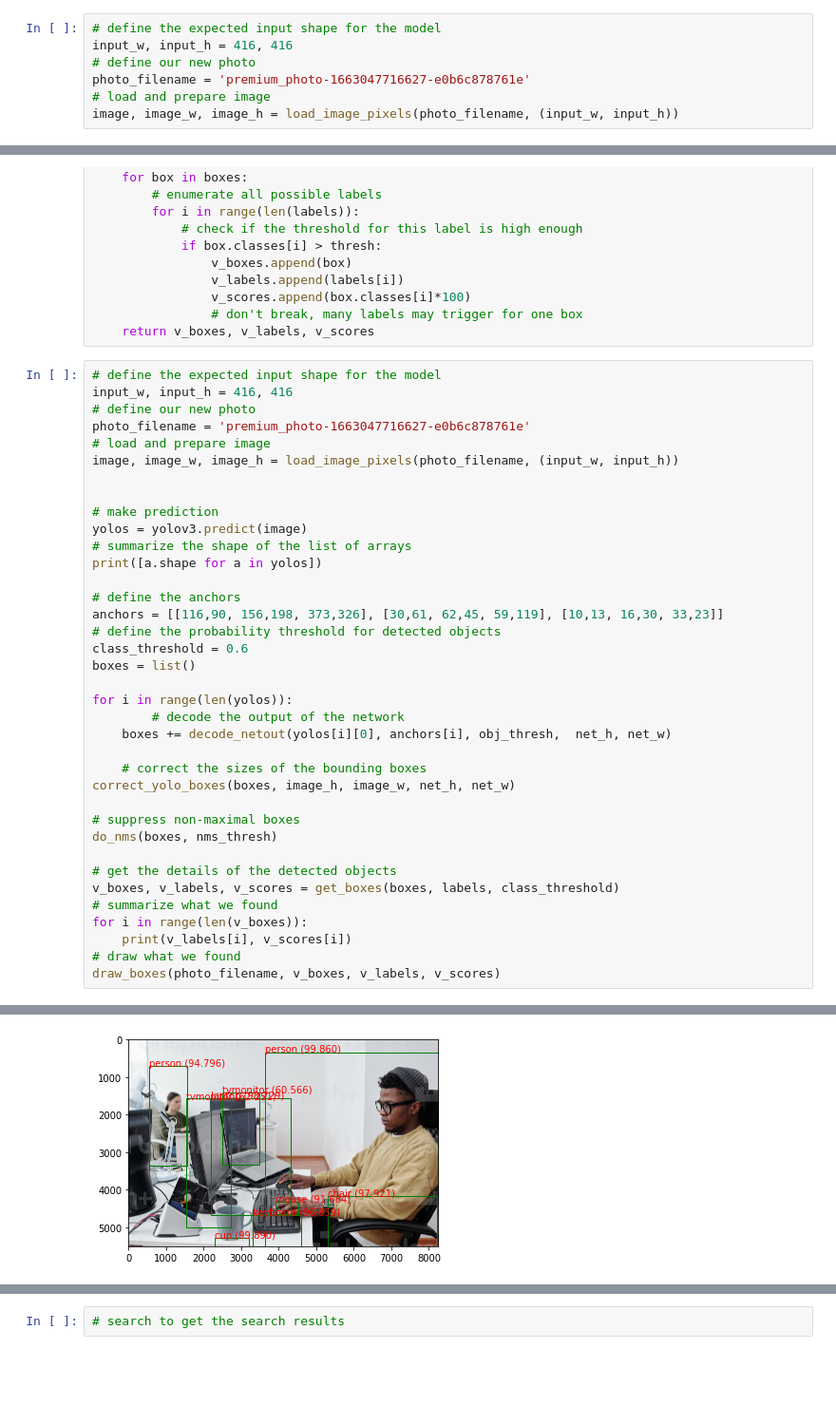
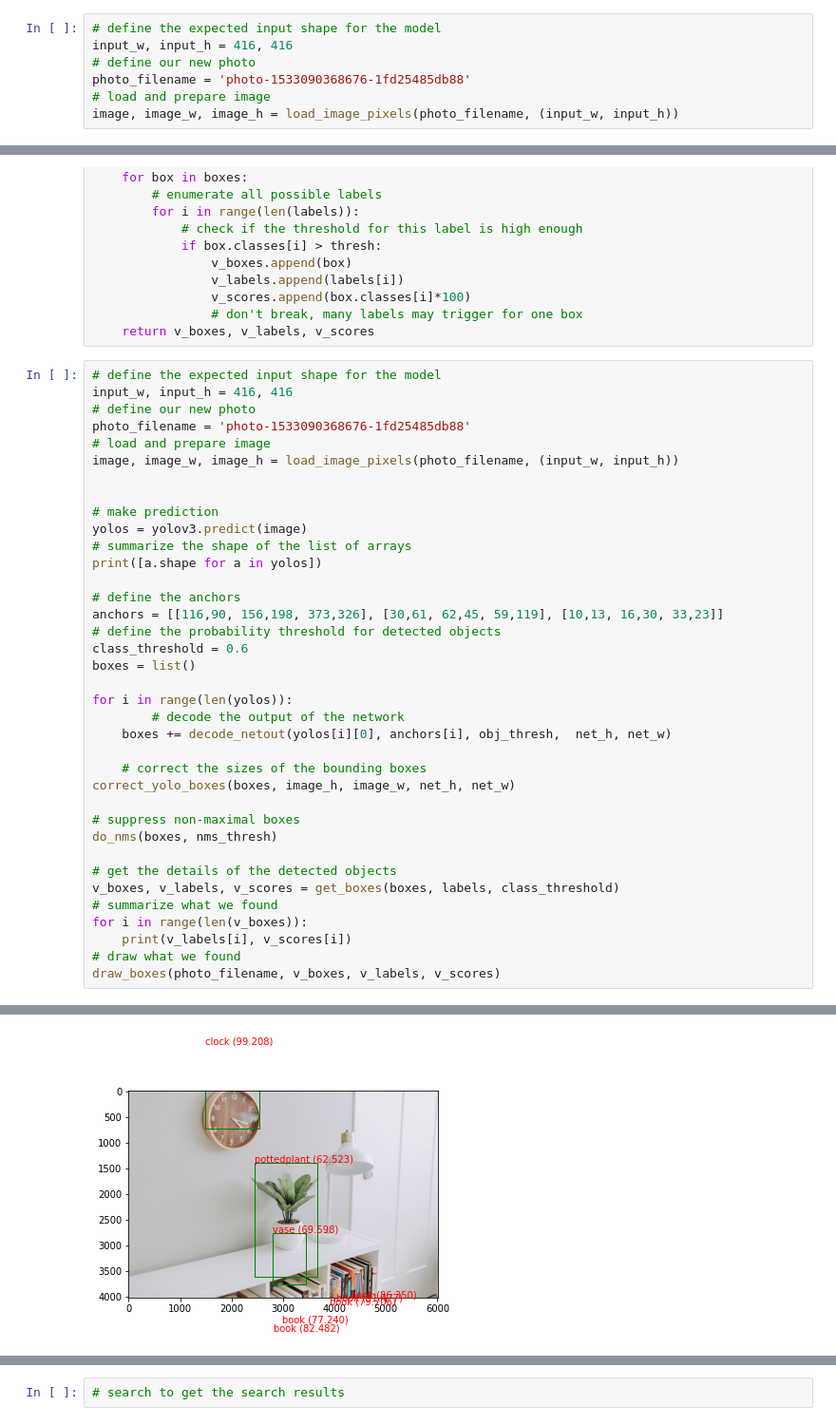
Before and after one commit to iDRISS-DEV96/iot_server, a Jupyter notebook: object_detect.ipynb, the cells around one changed output, grey strips where cells are left out. Shown at 95% size. Saved outputs shown, nothing was run; the diff lists cells and outputs as text; blank space fills up the shorter version.

```diff
--- a/object_detect.ipynb
+++ b/object_detect.ipynb
@@ -295,7 +299,7 @@ premium_photo-16630 100%[===================>]   2.85M  --.-KB/s    in 0.08s
 # define the expected input shape for the model
 input_w, input_h = 416, 416
 # define our new photo
-photo_filename = 'premium_photo-1663047716627-e0b6c878761e'
+photo_filename = 'photo-1533090368676-1fd25485db88'
 # load and prepare image
 image, image_w, image_h = load_image_pixels(photo_filename, (input_w, input_h))
 # %%
@@ -487,7 +491,7 @@ def get_boxes(boxes, labels, thresh):
 # define the expected input shape for the model
 input_w, input_h = 416, 416
 # define our new photo
-photo_filename = 'premium_photo-1663047716627-e0b6c878761e'
+photo_filename = 'photo-1533090368676-1fd25485db88'
 # load and prepare image
 image, image_w, image_h = load_image_pixels(photo_filename, (input_w, input_h))
 
@@ -535 +538 @@ mouse 91.68359041213989
-[figure, old version]
+[figure, new version]
```
Also changed, not shown: parts of 7 cells of this notebook.
